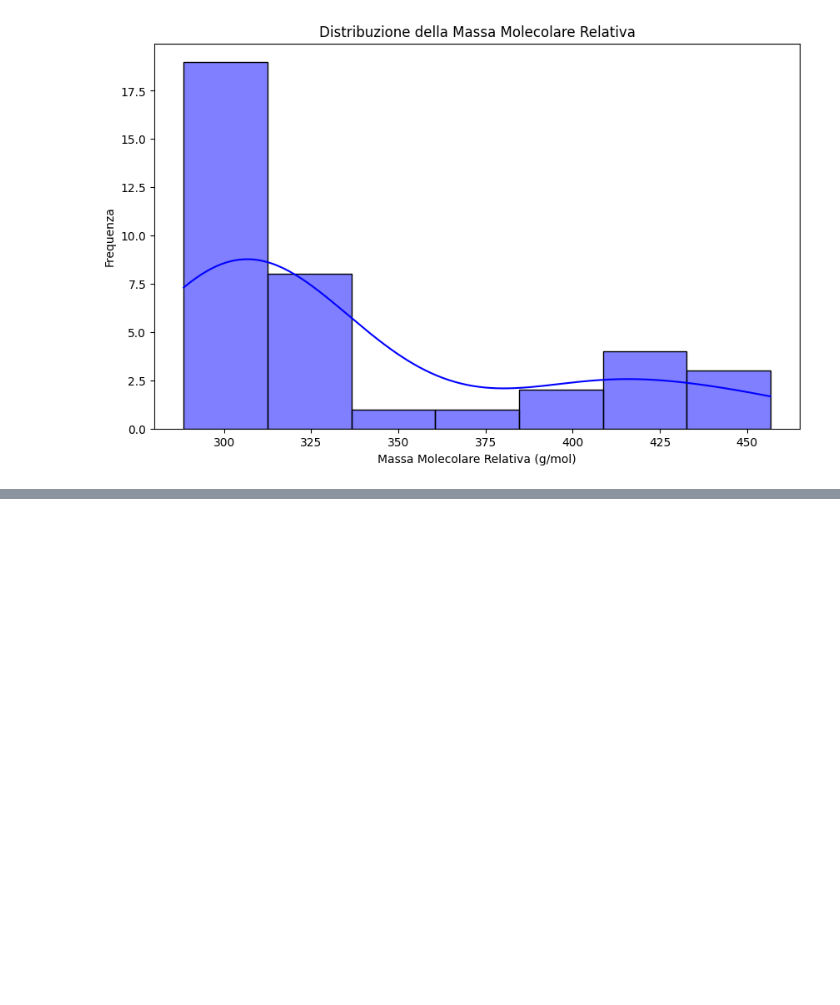
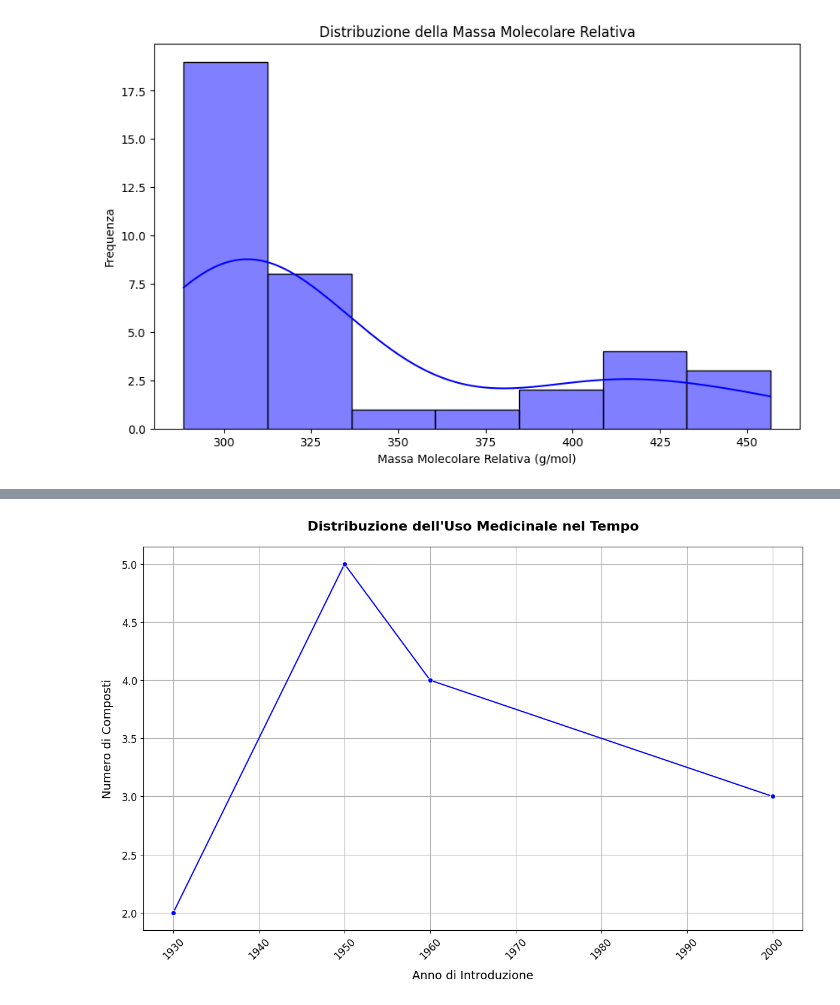
Before and after one commit to manu4280572657/Progetto_Data_Mining, a Jupyter notebook: Anabolic_Steroids.ipynb, the cells around one changed output, grey strips where cells are left out. Cells and saved outputs as stored; diff of their text form; code cells hidden in the pictures; blank space fills up the shorter version.

```diff
--- a/Anabolic_Steroids.ipynb
+++ b/Anabolic_Steroids.ipynb
@@ -48,0 +210,28 @@ plt.show()
+# %%
+# Creiamo una nuova colonna "Anno di Introduzione" estraendo l'anno dalla colonna 'History'
+# Se la colonna History contiene informazioni, estrai l'anno (prima si cerca la data, poi si converte)
+data['Anno di Introduzione'] = data['History'].str.extract(r'(\d{4})')
+
+# Convertiamo in formato numerico
+data['Anno di Introduzione'] = pd.to_numeric(data['Anno di Introduzione'], errors='coerce')
+
+# Raggruppiamo per anno e contiamo il numero di composti per ogni anno
+yearly_usage_count = data.groupby('Anno di Introduzione').size()
+
+# Creiamo il grafico a linee per visualizzare la distribuzione nel tempo
+plt.figure(figsize=(12, 8))
+sns.lineplot(x=yearly_usage_count.index, y=yearly_usage_count.values, marker='o', color='b')
+
+# Personalizzazioni del grafico
+plt.title('Distribuzione dell\'Uso Medicinale nel Tempo', fontsize=16, fontweight='bold', pad=20)
+plt.xlabel('Anno di Introduzione', fontsize=14, labelpad=10)
+plt.ylabel('Numero di Composti', fontsize=14, labelpad=10)
+plt.xticks(rotation=45, fontsize=12)
+plt.yticks(fontsize=12)
+plt.grid(True)
+
+# Mostriamo il grafico
+plt.tight_layout()
+plt.show()
+# %% [output]
+[figure, added]
```
Also changed, not shown: parts of 5 cells of this notebook.
